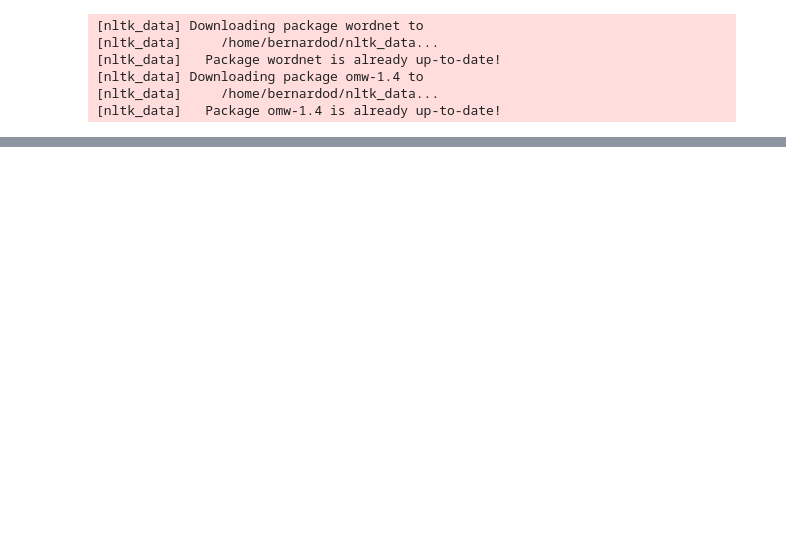
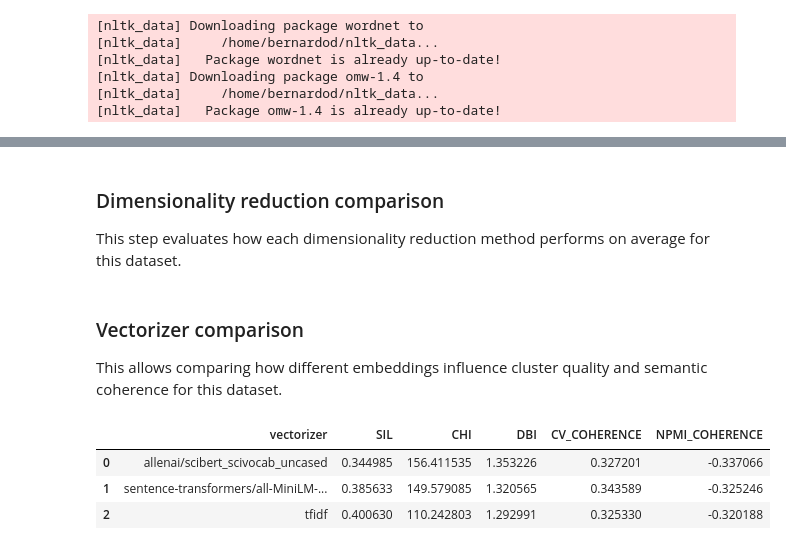
Before and after one commit to ai4society/ELIOT, a Jupyter notebook: evaluation/notebook/evaluation.ipynb, the cells around one changed output, grey strips where cells are left out. Drawn from its saved outputs; the diff is of its cells as text; code cells hidden in the pictures; blank space fills up the shorter version.

```diff
--- a/evaluation/notebook/evaluation.ipynb
+++ b/evaluation/notebook/evaluation.ipynb
@@ -504,0 +621,4 @@ for cid in sorted(df_analysis["cluster"].unique()):
+# %% [markdown]
+### Dimensionality reduction comparison
+
+This step evaluates how each dimensionality reduction method performs on average for this dataset.
@@ -504,0 +639,27 @@ for cid in sorted(df_analysis["cluster"].unique()):
+# %% [markdown]
+### Vectorizer comparison
+
+This allows comparing how different embeddings influence cluster quality and
+semantic coherence for this dataset.
+# %%
+vectorizer_summary = (
+    filtered
+    .groupby("vectorizer")
+    .agg({
+        "SIL": "mean",
+        "CHI": "mean",
+        "DBI": "mean",
+        "CV_COHERENCE": "mean",
+        "NPMI_COHERENCE": "mean"
+    })
+    .reset_index()
+)
+
+vectorizer_summary.to_csv(f"{DEFAULT_SAVE_PATH}/vectorizer_summary_{category.name}.csv", index=False)
+# %%
+vectorizer_summary
+# %% [output]
+|  | vectorizer | SIL | CHI | DBI | CV_COHERENCE | NPMI_COHERENCE |
+| 0 | allenai/scibert_scivocab_uncased | 0.344985 | 156.411535 | 1.353226 | 0.327201 | -0.337066 |
+| 1 | sentence-transformers/all-MiniLM-... | 0.385633 | 149.579085 | 1.320565 | 0.343589 | -0.325246 |
+| 2 | tfidf | 0.400630 | 110.242803 | 1.292991 | 0.325330 | -0.320188 |
```
Also changed, not shown: parts of 50 cells of this notebook, 56 other files.
